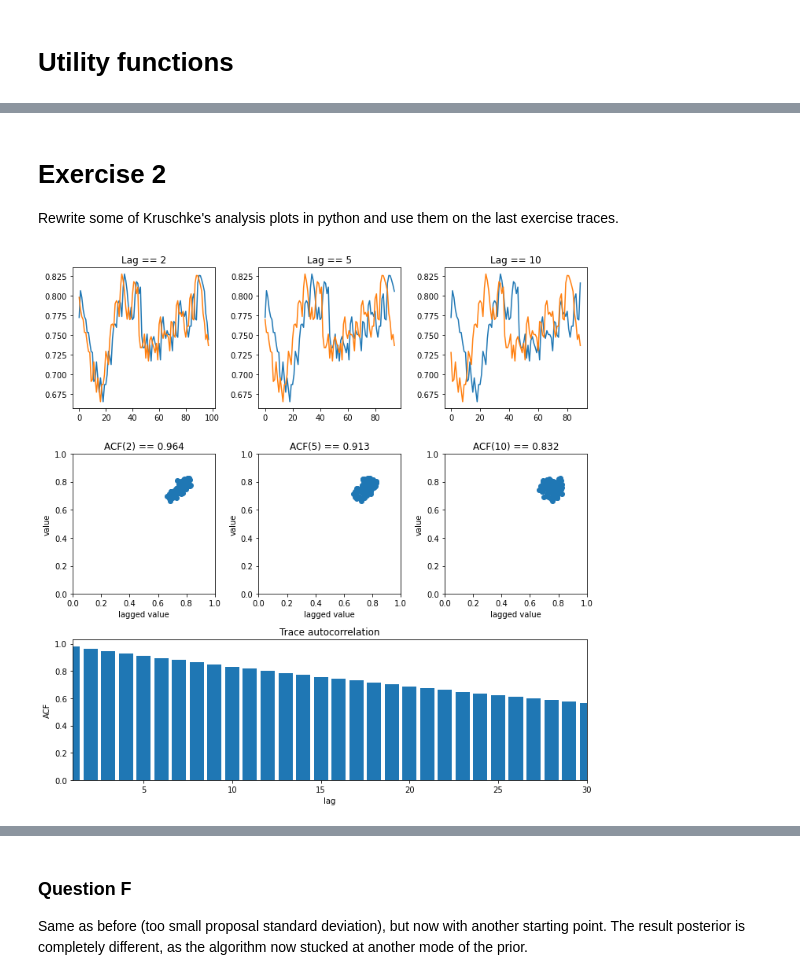
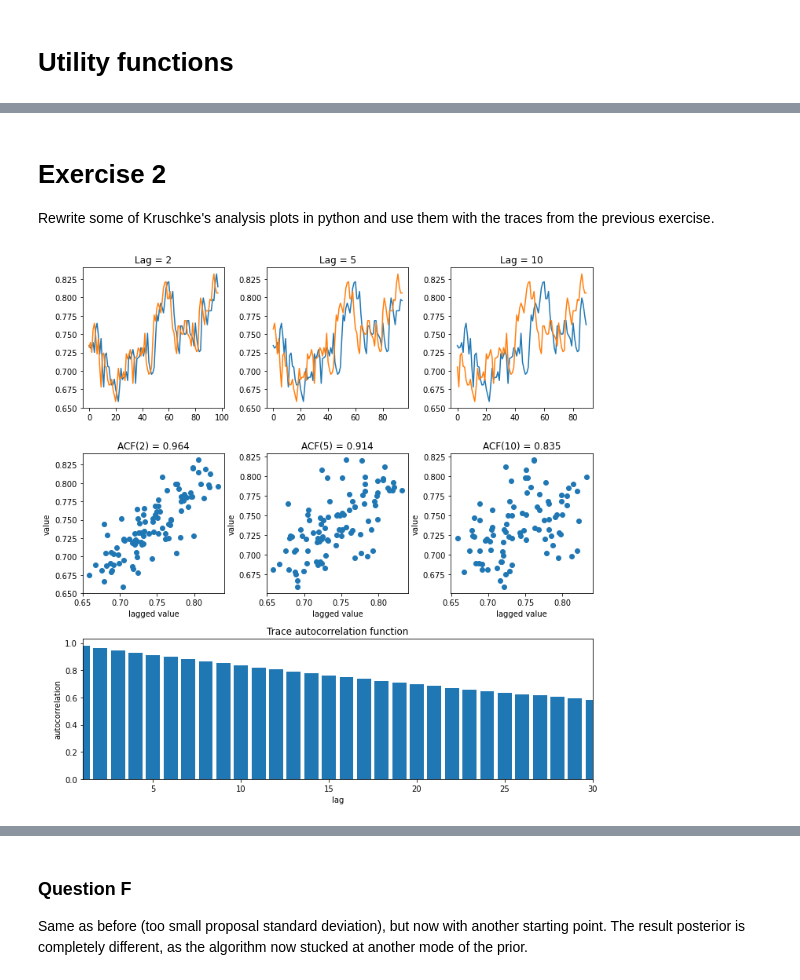
Before and after one commit to Nagasaki45/dbdapy, a Jupyter notebook: ch07.ipynb, the cells around one changed output, grey strips where cells are left out. Cells and saved outputs as stored; diff of their text form; code cells hidden in the pictures.

```diff
--- a/ch07.ipynb
+++ b/ch07.ipynb
@@ -15,6 +17,8 @@ def acf(trace, lag):
     Autocorrelation function, based on Pearson correlation
     coefficient.
     '''
+    if lag <= 0 :
+        return 1
     correlation, _ = stats.stats.pearsonr(trace[:-lag], trace[lag:])
     return correlation
 
@@ -35,6 +39,17 @@ def ess(trace):
     return N / denominator
 
 
+def trace_hdi(trace : np.array, interval_mass=.95):
+    '''
+    Calculate the HDI of a given trace.
+    '''
+    sorted_trace = np.sort(trace)
+    N = len(sorted_trace)
+    low_tail_index = int(N * (1 - interval_mass) / 2)
+    high_tail_index = low_tail_index + int(N * interval_mass)
+    return sorted_trace[[low_tail_index, high_tail_index]]
+
+
 def acceptance_ratio(trace, min_diff=0.0001):
     diffs = np.array(trace[1:]) - np.array(trace[:-1])
     abs_diff = np.abs(diffs)
@@ -123,0 +92,10 @@ def plot_trace_analysis(trace):
+# %%
+data = [0] * 6 + [1] * 14
+prior = stats.beta(1, 1).pdf
+posterior = lambda theta: bern_likelihood(theta, data) * prior(theta)
+# %%
+%%time
+
+trace_proposal_sd002 = np.array(list(metropolis_gen(target_prob_func=posterior, proposal_sd=.02)))
+trace_proposal_sd02 = np.array(list(metropolis_gen(target_prob_func=posterior, proposal_sd=.2)))
+trace_proposal_sd2 = np.array(list(metropolis_gen(target_prob_func=posterior, proposal_sd=2)))
@@ -136,5 +141,5 @@ plot_trace_analysis(trace_proposal_sd2)
 # %% [markdown]
 # Exercise 2
 
-Rewrite some of Kruschke's analysis plots in python and use them on the last exercise traces.
+Rewrite some of Kruschke's analysis plots in python and use them with the traces from the previous exercise.
 # %%
@@ -177,7 +179,7 @@ def plot_trace_lag_analysis(trace, lag_examples=[2, 5, 10], max_lag=30):
 
     plt.tight_layout()
 # %%
-plot_trace_lag_analysis(trace_proposal_sd002)
+plot_trace_lag_analysis(trace_proposal_sd002[1000:])
 # %% [output]
-[figure, old version]
+[figure, new version]
 # %%
```
Also changed, not shown: parts of 25 cells of this notebook, 2 other files.
